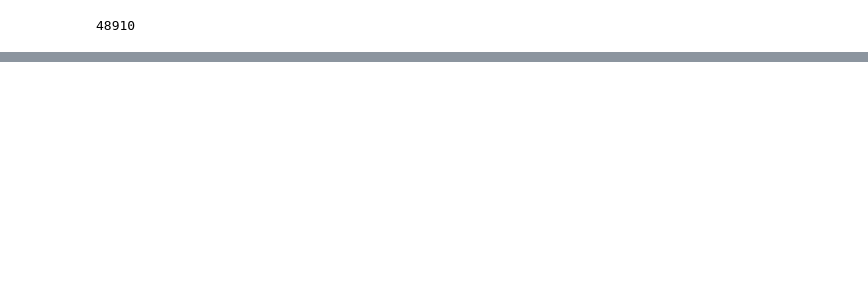
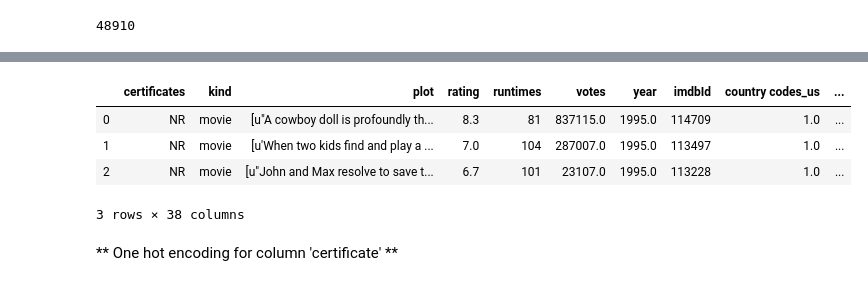
Before and after one commit to SanchayniB/Serendipitous-Recommender-System, a Jupyter notebook: EDA/Imdb_extraction.ipynb, the cells around one changed output, grey strips where cells are left out. Saved outputs shown, nothing was run; the diff lists cells and outputs as text; code cells hidden in the pictures; blank space fills up the shorter version.

```diff
--- a/EDA/Imdb_extraction.ipynb
+++ b/EDA/Imdb_extraction.ipynb
@@ -318,0 +458,19 @@ IMDb_data.to_csv("../../Data/IMDb_data.csv")
+# %%
+# Multilaber maker
+def topnmultibinazer(coln, df, top_n = 10, drop_coln = True):
+    df_copy = df.copy()
+    mlb = MultiLabelBinarizer()
+
+    X = mlb.fit_transform(df_copy[coln])
+    X = pd.DataFrame(X, columns=mlb.classes_)
+    X = X.add_prefix(str(coln+ '_'))
+    # print(X.columns)
+
+    CodesToUse = X[X.columns].sum().sort_values(ascending=False ,inplace=False)[:top_n]
+
+    df_copy = df_copy.join(X[CodesToUse.index])
+
+    if drop_coln:
+        df_copy = df_copy.drop(columns = [coln])
+
+    return(df_copy)
@@ -318,0 +483,6 @@ IMDb_data.to_csv("../../Data/IMDb_data.csv")
+# %%
+multilabel_cols = ['country codes','genres', 'language codes']
+# %%
+for col in multilabel_cols:
+    # print(col)
+    imdbData_dropna = topnmultibinazer(col, imdbData_dropna, top_n = 10, drop_coln = True)
@@ -318,0 +504,10 @@ IMDb_data.to_csv("../../Data/IMDb_data.csv")
+# %%
+imdbData_dropna.head(3)
+# %% [output]
+|  | certificates | kind | plot | rating | runtimes | votes | year | imdbId | country codes_us | ... |
+| 0 | NR | movie | [u"A cowboy doll is profoundly th... | 8.3 | 81 | 837115.0 | 1995.0 | 114709 | 1.0 | ... |
+| 1 | NR | movie | [u'When two kids find and play a ... | 7.0 | 104 | 287007.0 | 1995.0 | 113497 | 1.0 | ... |
+| 2 | NR | movie | [u"John and Max resolve to save t... | 6.7 | 101 | 23107.0 | 1995.0 | 113228 | 1.0 | ... |
+3 rows × 38 columns
+# %% [markdown]
+** One hot encoding for column 'certificate' **
```
Also changed, not shown: parts of 27 cells of this notebook, 2 other files.
